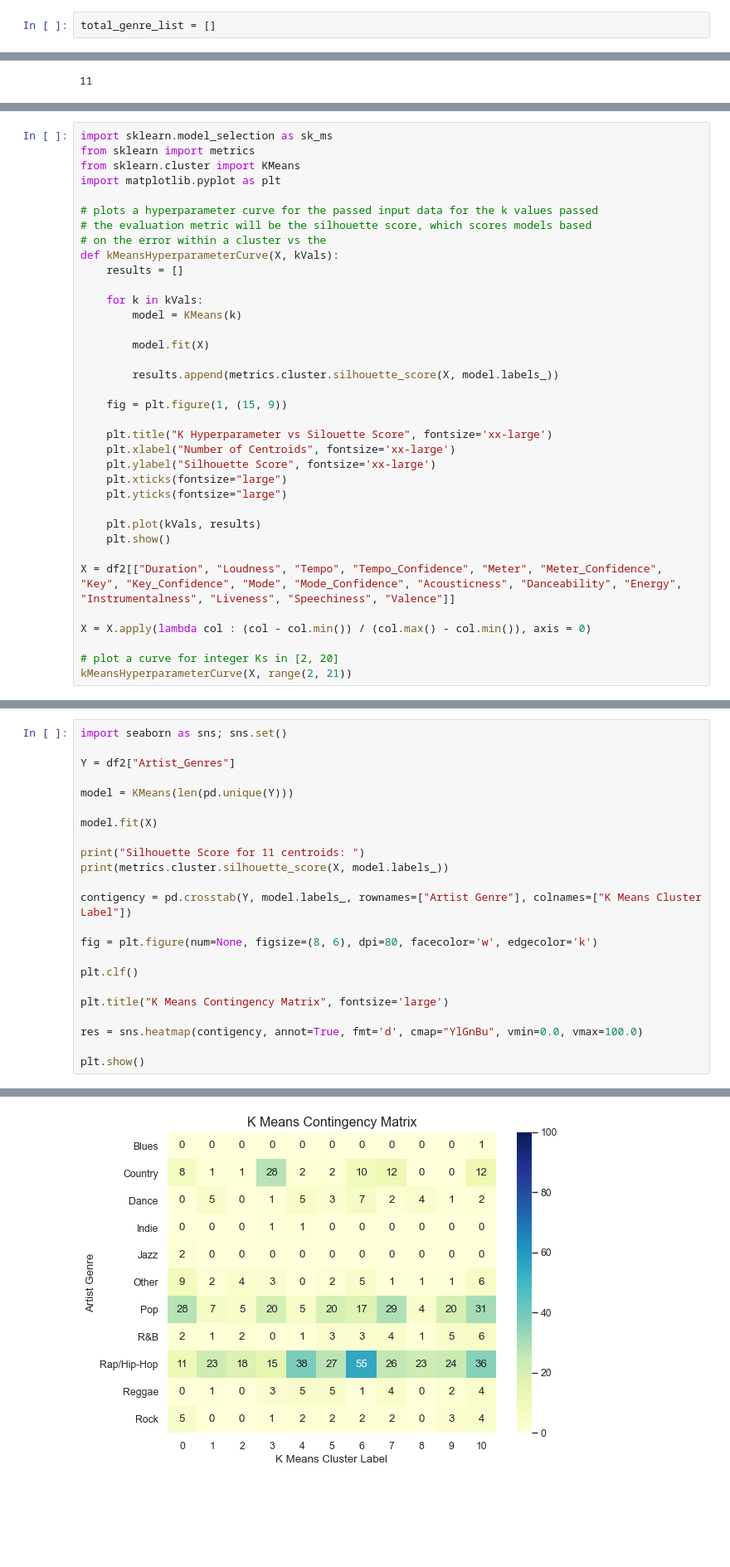
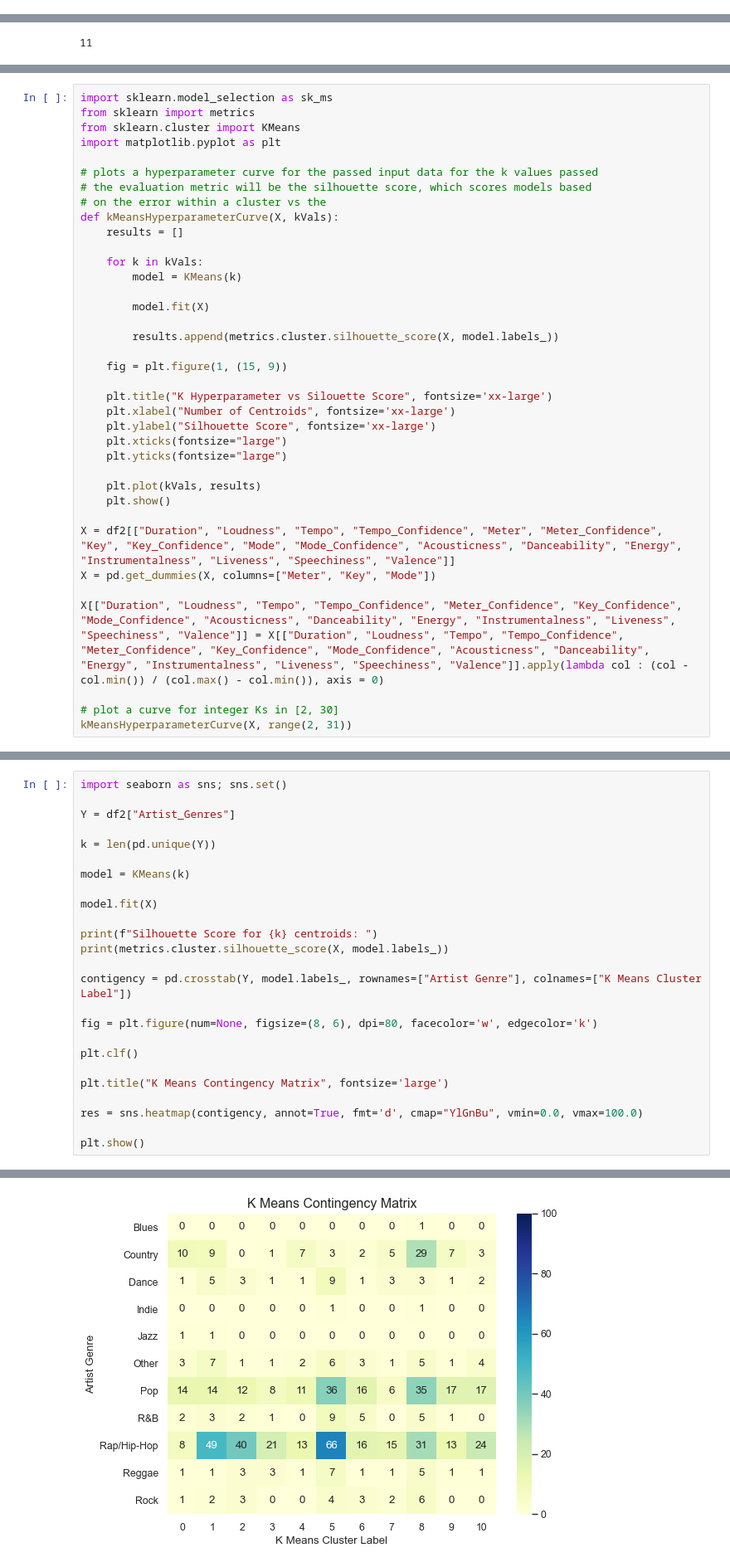
Before and after one commit to Mabanta/CMSC422_Final, a Jupyter notebook: 422final.ipynb, the cells around one changed output, grey strips where cells are left out. Shown: that part at 83% size. Cells and saved outputs as stored; diff of their text form; blank space fills up the shorter version.

Commit message:
Mean-Shift and Prose

```diff
--- a/422final.ipynb
+++ b/422final.ipynb
@@ -124,8 +124,6 @@ Additionally, although we haven't finished scraping all of the data (since we ha
 ### Collecting Spotify Data Based On Billboard Data
 
 Now that the data from the Billboard charts has been collected, we can now group the data by the titles (removing duplicate entries) and extract other information using Spotify's API. The grouping is done mainly to save time as otherwise we would be extracting the same information from a song multiple times if it appears on the charts multiple weeks in a row.
-# %%
-total_genre_list = []
 # %%
 # Import libraries for spotipy and the config file needed to authenticate our client
 import spotipy
@@ -561,9 +559,10 @@ def kMeansHyperparameterCurve(X, kVals):
     plt.show()
 
 X = df2[["Duration", "Loudness", "Tempo", "Tempo_Confidence", "Meter", "Meter_Confidence", "Key", "Key_Confidence", "Mode", "Mode_Confidence", "Acousticness", "Danceability", "Energy", "Instrumentalness", "Liveness", "Speechiness", "Valence"]]
+X = pd.get_dummies(X, columns=["Meter", "Key", "Mode"])
 
-X = X.apply(lambda col : (col - col.min()) / (col.max() - col.min()), axis = 0)
+X[["Duration", "Loudness", "Tempo", "Tempo_Confidence", "Meter_Confidence", "Key_Confidence", "Mode_Confidence", "Acousticness", "Danceability", "Energy", "Instrumentalness", "Liveness", "Speechiness", "Valence"]] = X[["Duration", "Loudness", "Tempo", "Tempo_Confidence", "Meter_Confidence", "Key_Confidence", "Mode_Confidence", "Acousticness", "Danceability", "Energy", "Instrumentalness", "Liveness", "Speechiness", "Valence"]].apply(lambda col : (col - col.min()) / (col.max() - col.min()), axis = 0)
 
-# plot a curve for integer Ks in [2, 20]
-kMeansHyperparameterCurve(X, range(2, 21))
+# plot a curve for integer Ks in [2, 30]
+kMeansHyperparameterCurve(X, range(2, 31))
 # %% [output]
@@ -577,11 +576,13 @@ import seaborn as sns; sns.set()
 
 Y = df2["Artist_Genres"]
 
-model = KMeans(len(pd.unique(Y)))
+k = len(pd.unique(Y))
+
+model = KMeans(k)
 
 model.fit(X)
 
-print("Silhouette Score for 11 centroids: ")
+print(f"Silhouette Score for {k} centroids: ")
 print(metrics.cluster.silhouette_score(X, model.labels_))
 
 contigency = pd.crosstab(Y, model.labels_, rownames=["Artist Genre"], colnames=["K Means Cluster Label"])
@@ -601 +602 @@ Silhouette Score for 11 centroids:
-[figure, old version]
+[figure, new version]
```
Also changed, not shown: parts of 14 cells of this notebook.
